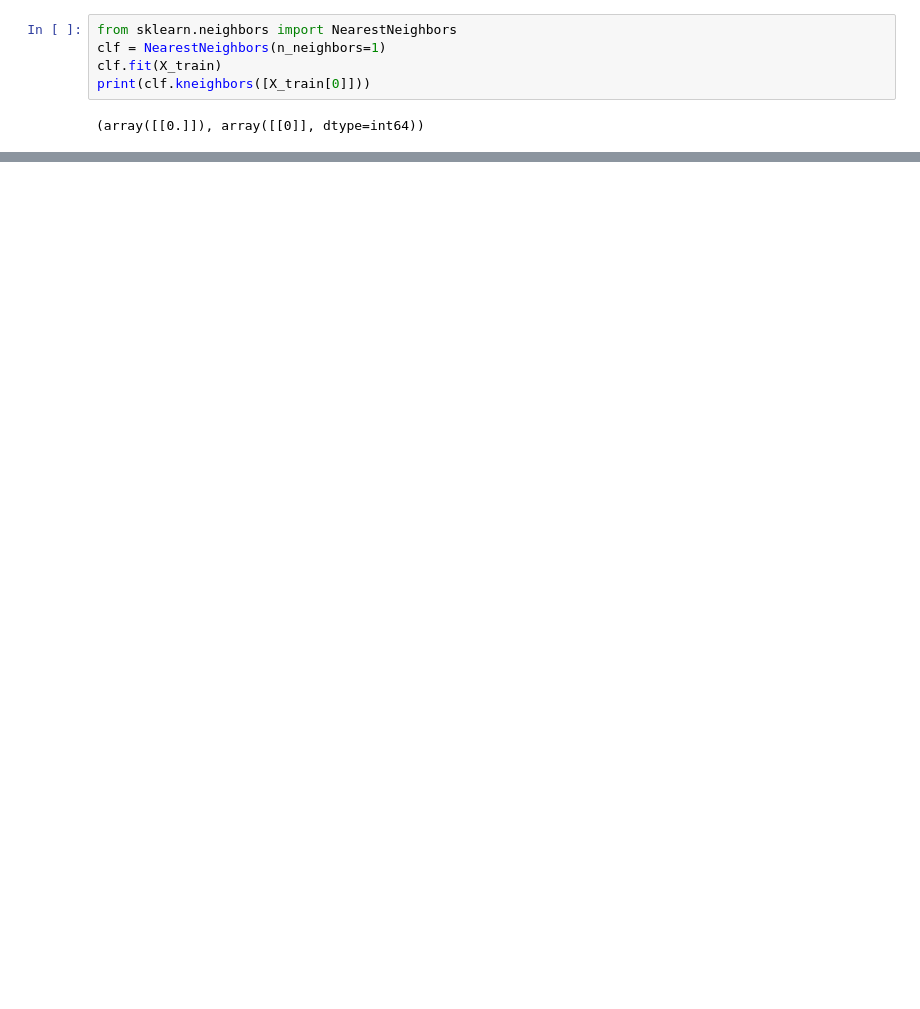
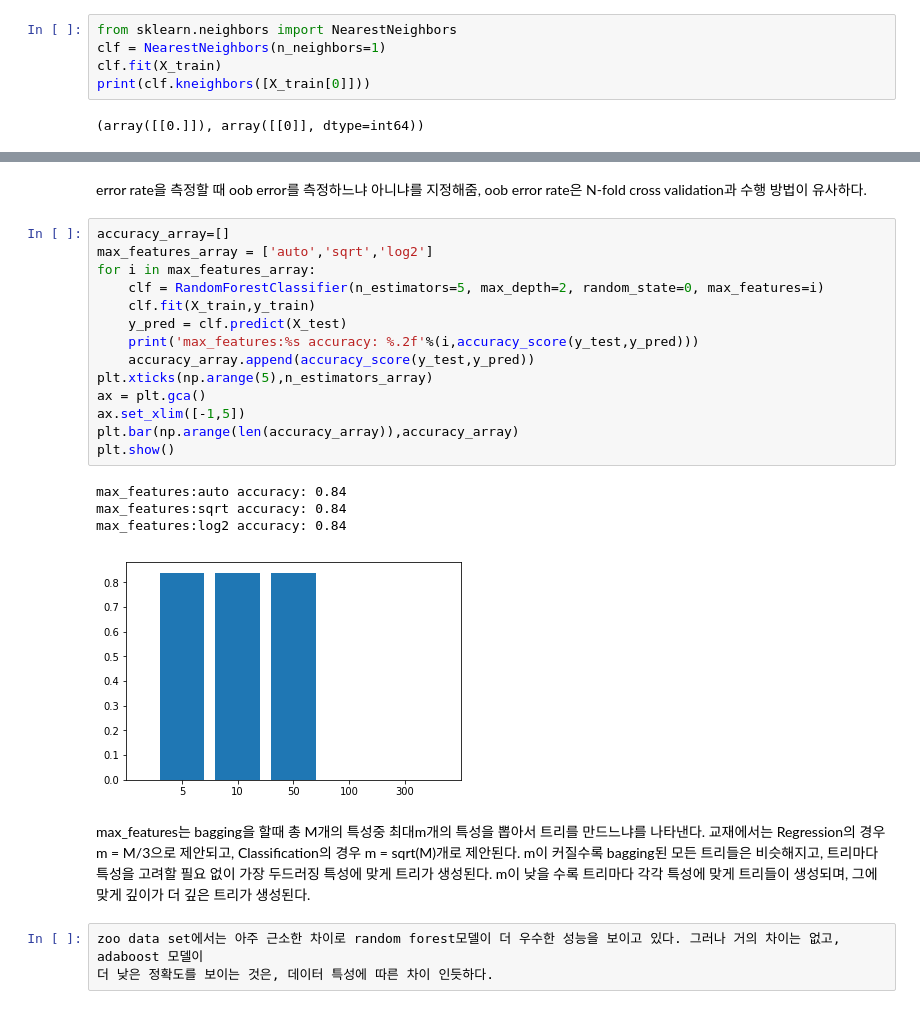
Before and after one commit to gudrb/machine_learning_class, a Jupyter notebook: machine learning hw4.ipynb, the cells around one changed output, grey strips where cells are left out. Saved outputs shown, nothing was run; the diff lists cells and outputs as text; blank space fills up the shorter version.

```diff
--- a/machine learning hw4.ipynb
+++ b/machine learning hw4.ipynb
@@ -195,0 +284,26 @@ print(clf.kneighbors([X_train[0]]))
+# %% [markdown]
+error rate을 측정할 때 oob error를 측정하느냐 아니냐를 지정해줌, oob error rate은 N-fold cross validation과 수행 방법이 유사하다.
+# %%
+accuracy_array=[]
+max_features_array = ['auto','sqrt','log2']
+for i in max_features_array:
+    clf = RandomForestClassifier(n_estimators=5, max_depth=2, random_state=0, max_features=i)
+    clf.fit(X_train,y_train)
+    y_pred = clf.predict(X_test)
+    print('max_features:%s accuracy: %.2f'%(i,accuracy_score(y_test,y_pred)))
+    accuracy_array.append(accuracy_score(y_test,y_pred))
+plt.xticks(np.arange(5),n_estimators_array)
+ax = plt.gca()
+ax.set_xlim([-1,5])
+plt.bar(np.arange(len(accuracy_array)),accuracy_array)
+plt.show()
+# %% [output]
+max_features:auto accuracy: 0.84
+max_features:sqrt accuracy: 0.84
+max_features:log2 accuracy: 0.84
+[figure, added]
+# %% [markdown]
+max_features는 bagging을 할때 총 M개의 특성중 최대m개의 특성을 뽑아서 트리를 만드느냐를 나타낸다. 교재에서는 Regression의 경우 m = M/3으로 제안되고, Classification의 경우 m = sqrt(M)개로 제안된다. m이 커질수록 bagging된 모든 트리들은 비슷해지고, 트리마다 특성을 고려할 필요 없이 가장 두드러징 특성에 맞게 트리가 생성된다. m이 낮을 수록 트리마다 각각 특성에 맞게 트리들이 생성되며, 그에맞게 깊이가 더 깊은 트리가 생성된다.
+# %%
+zoo data set에서는 아주 근소한 차이로 random forest모델이 더 우수한 성능을 보이고 있다. 그러나 거의 차이는 없고, adaboost 모델이
+더 낮은 정확도를 보이는 것은, 데이터 특성에 따른 차이 인듯하다.
```
Also changed, not shown: parts of 27 cells of this notebook.
